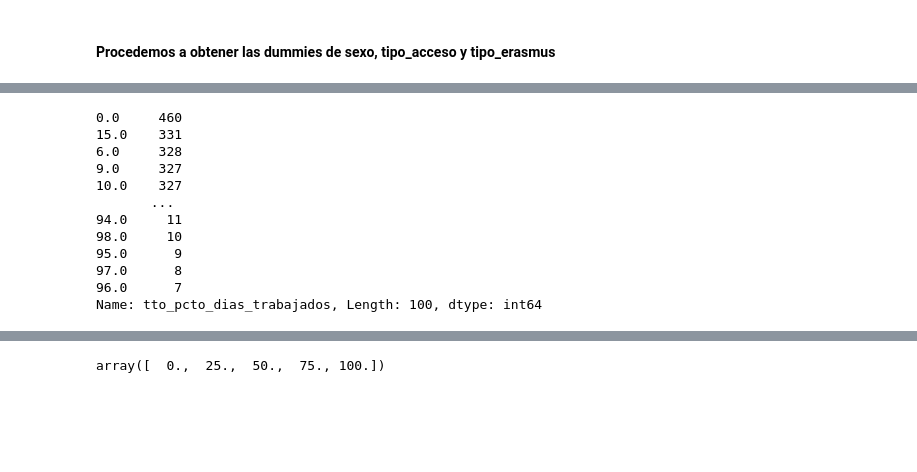
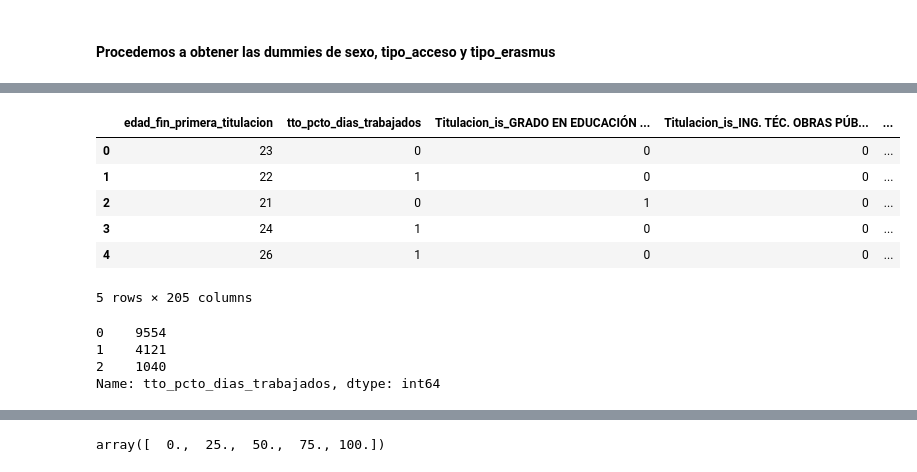
Before and after one commit to franjmelchor/TFG, a Jupyter notebook: Jupyter/Random Forests.ipynb, the cells around one changed output, grey strips where cells are left out. Cells and saved outputs as stored; diff of their text form; code cells hidden in the pictures; blank space fills up the shorter version.

```diff
--- a/Jupyter/Random Forests.ipynb
+++ b/Jupyter/Random Forests.ipynb
@@ -52,15 +90,18 @@ dv_personas_190411_model_one_hot.drop(['dni'],axis=1,inplace = True)
+# %%
+dv_personas_190411_model_one_hot_33['tto_pcto_dias_trabajados'] = dv_personas_190411_model_one_hot_33.tto_pcto_dias_trabajados.cat.codes
+dv_personas_190411_model_one_hot_33.head()
+# %% [output]
+|  | edad_fin_primera_titulacion | tto_pcto_dias_trabajados | Titulacion_is_GRADO EN EDUCACIÓN ... | Titulacion_is_ING. TÉC. OBRAS PÚB... | ... |
+| 0 | 23 | 0 | 0 | 0 | ... |
+| 1 | 22 | 1 | 0 | 0 | ... |
+| 2 | 21 | 0 | 1 | 0 | ... |
+| 3 | 24 | 1 | 0 | 0 | ... |
+| 4 | 26 | 1 | 0 | 0 | ... |
+5 rows × 205 columns
 # %%
-dv_personas_190411_model_one_hot['tto_pcto_dias_trabajados'].value_counts()
+dv_personas_190411_model_one_hot_33['tto_pcto_dias_trabajados'].value_counts()
 # %% [output]
-0.0     460
-15.0    331
-6.0     328
-9.0     327
-10.0    327
-       ...
-94.0     11
-98.0     10
-95.0      9
-97.0      8
-96.0      7
-Name: tto_pcto_dias_trabajados, Length: 100, dtype: int64
+0    9554
+1    4121
+2    1040
+Name: tto_pcto_dias_trabajados, dtype: int64
```
Also changed, not shown: parts of 51 cells of this notebook, 20 other files.
